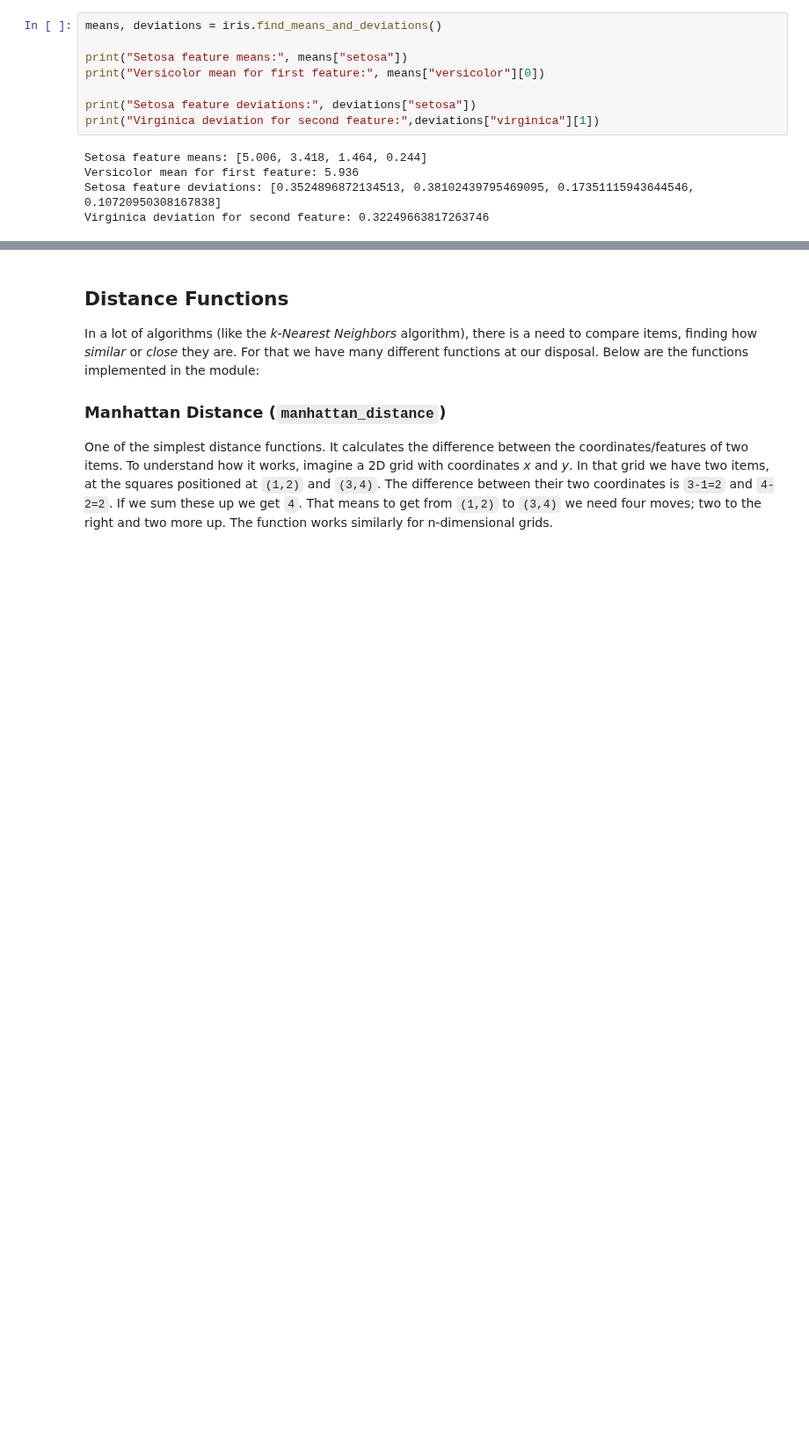
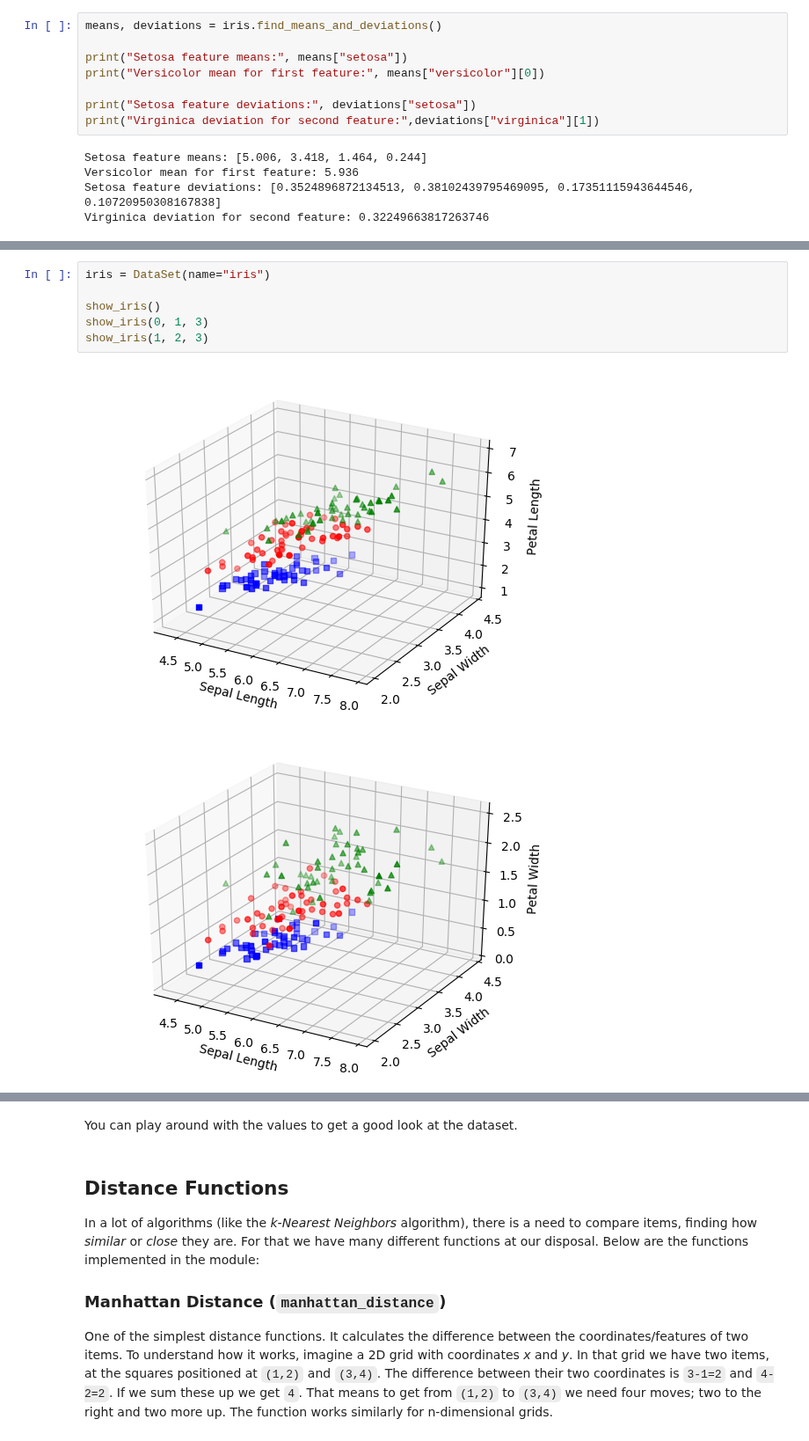
Before and after one commit to aimacode/aima-python, a Jupyter notebook: learning.ipynb, the cells around one changed output, grey strips where cells are left out. Shown at 88% size. Cells and saved outputs as stored; diff of their text form; blank space fills up the shorter version.

```diff
--- a/learning.ipynb
+++ b/learning.ipynb
@@ -218,0 +228,9 @@ Virginica deviation for second feature: 0.32249663817263746
+# %%
+iris = DataSet(name="iris")
+
+show_iris()
+show_iris(0, 1, 3)
+show_iris(1, 2, 3)
+# %% [output]
+[figure, added]
+[figure, added]
@@ -219,3 +238,5 @@ Virginica deviation for second feature: 0.32249663817263746
+# %% [markdown]
+You can play around with the values to get a good look at the dataset.
 # %% [markdown]
 ## Distance Functions
 
```
Also changed, not shown: parts of 26 cells of this notebook, 2 other files.
